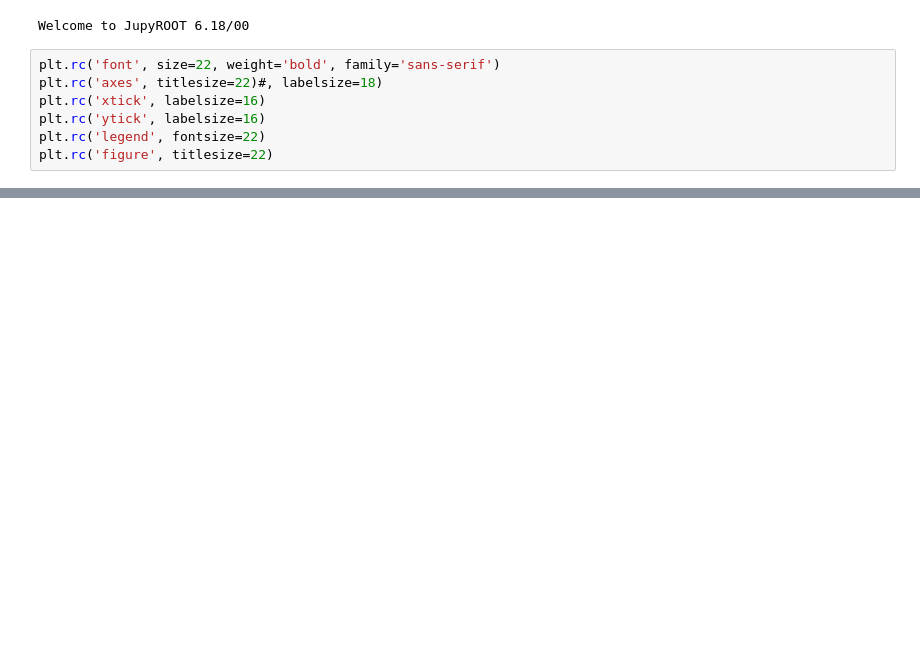
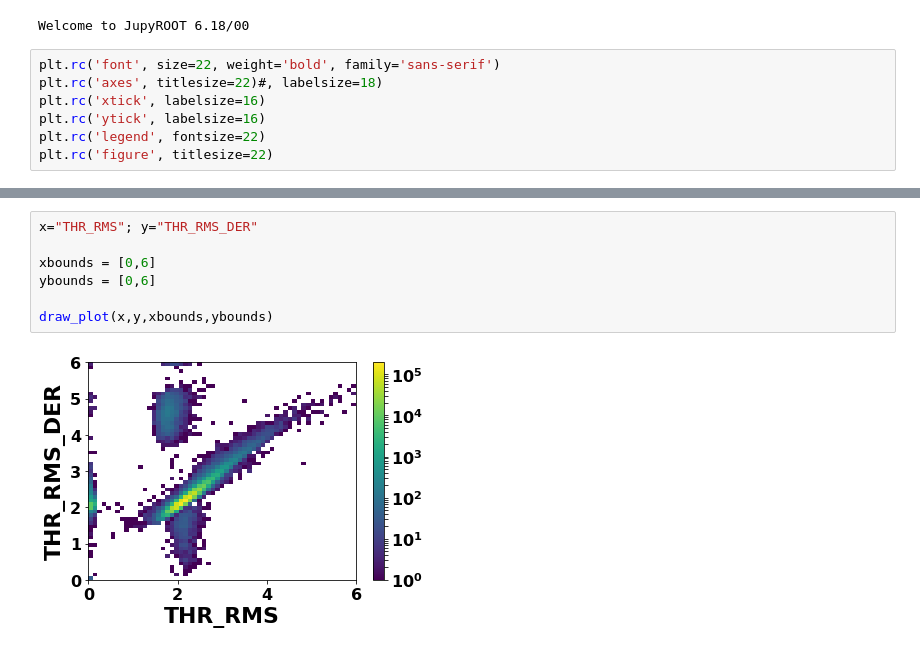
Before and after one commit to jennetd/OT, a Jupyter notebook: plot-collection-der.ipynb, the cells around one changed output, grey strips where cells are left out. Drawn from its saved outputs; the diff is of its cells as text; blank space fills up the shorter version.

```diff
--- a/plot-collection-der.ipynb
+++ b/plot-collection-der.ipynb
@@ -272,0 +60,9 @@ for c in cols:
+# %%
+x="THR_RMS"; y="THR_RMS_DER"
+
+xbounds = [0,6]
+ybounds = [0,6]
+
+draw_plot(x,y,xbounds,ybounds)
+# %% [output]
+[figure, added]
```
Also changed, not shown: parts of 19 cells of this notebook, 9 other files.
